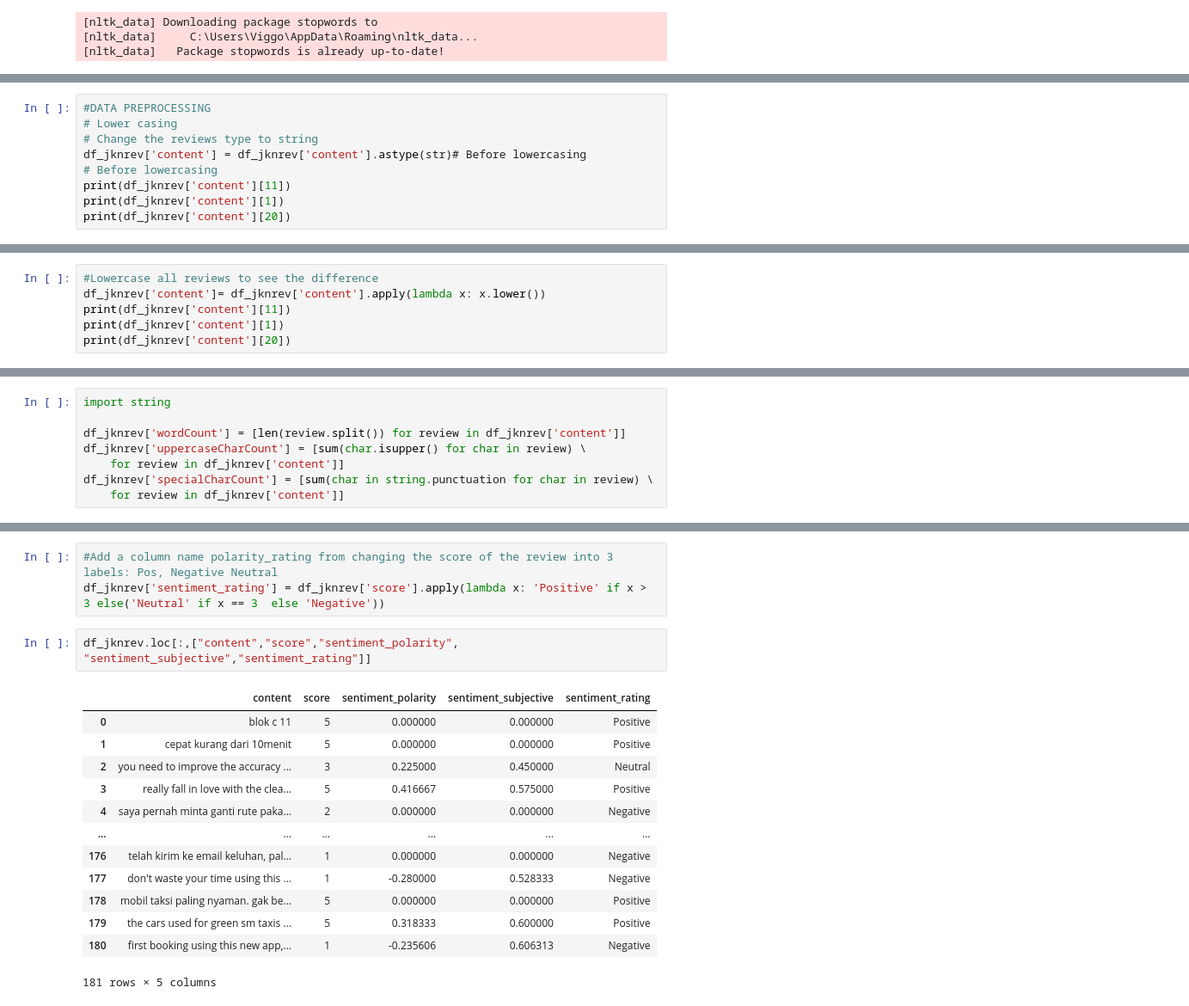
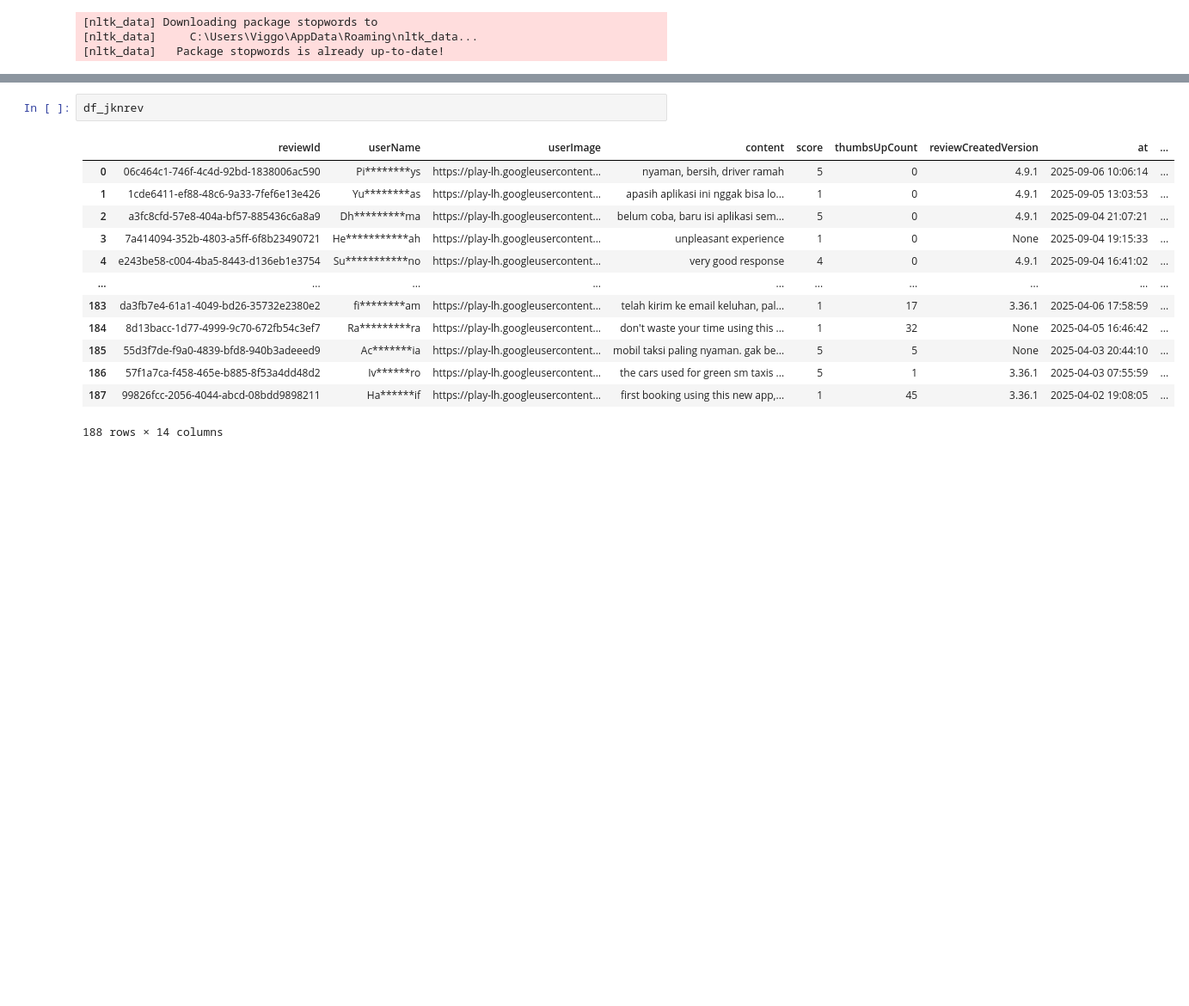
Before and after one commit to Viggofudail/PBA_2025_Viggo, a Jupyter notebook: PBA week 2.ipynb, the cells around one changed output, grey strips where cells are left out. Shown at 86% size. Saved outputs shown, nothing was run; the diff lists cells and outputs as text; blank space fills up the shorter version.

```diff
--- a/PBA week 2.ipynb
+++ b/PBA week 2.ipynb
@@ -329,9 +307,0 @@ df_clean
-# %%
-#DATA PREPROCESSING
-# Lower casing
-# Change the reviews type to string
-df_jknrev['content'] = df_jknrev['content'].astype(str)# Before lowercasing
-# Before lowercasing
-print(df_jknrev['content'][11])
-print(df_jknrev['content'][1])
-print(df_jknrev['content'][20])
@@ -342,6 +307,0 @@ nice and easy app for transportation
-# %%
-#Lowercase all reviews to see the difference
-df_jknrev['content']= df_jknrev['content'].apply(lambda x: x.lower())
-print(df_jknrev['content'][11])
-print(df_jknrev['content'][1])
-print(df_jknrev['content'][20])
@@ -367,8 +307,0 @@ print(indonesian_stopwords[:20])
-# %%
-import string
-
-df_jknrev['wordCount'] = [len(review.split()) for review in df_jknrev['content']]
-df_jknrev['uppercaseCharCount'] = [sum(char.isupper() for char in review) \
-    for review in df_jknrev['content']]
-df_jknrev['specialCharCount'] = [sum(char in string.punctuation for char in review) \
-    for review in df_jknrev['content']]
@@ -391,19 +308,16 @@ df_jknrev.loc[:,["content","score","sentiment_polarity", "sentiment_subjective",
-# %%
-#Add a column name polarity_rating from changing the score of the review into 3 labels: Pos, Negative Neutral
-df_jknrev['sentiment_rating'] = df_jknrev['score'].apply(lambda x: 'Positive' if x > 3 else('Neutral' if x == 3  else 'Negative'))
 # %%
-df_jknrev.loc[:,["content","score","sentiment_polarity", "sentiment_subjective","sentiment_rating"]]
+df_jknrev
 # %% [output]
-|  | content | score | sentiment_polarity | sentiment_subjective | sentiment_rating |
-| 0 | blok c 11 | 5 | 0.000000 | 0.000000 | Positive |
-| 1 | cepat kurang dari 10menit | 5 | 0.000000 | 0.000000 | Positive |
-| 2 | you need to improve the accuracy ... | 3 | 0.225000 | 0.450000 | Neutral |
-| 3 | really fall in love with the clea... | 5 | 0.416667 | 0.575000 | Positive |
-| 4 | saya pernah minta ganti rute paka... | 2 | 0.000000 | 0.000000 | Negative |
-| ... | ... | ... | ... | ... | ... |
-| 176 | telah kirim ke email keluhan, pal... | 1 | 0.000000 | 0.000000 | Negative |
-| 177 | don't waste your time using this ... | 1 | -0.280000 | 0.528333 | Negative |
-| 178 | mobil taksi paling nyaman. gak be... | 5 | 0.000000 | 0.000000 | Positive |
-| 179 | the cars used for green sm taxis ... | 5 | 0.318333 | 0.600000 | Positive |
-| 180 | first booking using this new app,... | 1 | -0.235606 | 0.606313 | Negative |
+|  | reviewId | userName | userImage | content | score | thumbsUpCount | reviewCreatedVersion | at | ... |
+| 0 | 06c464c1-746f-4c4d-92bd-1838006ac590 | Pi********ys | https://play-lh.googleusercontent... | nyaman, bersih, driver ramah | 5 | 0 | 4.9.1 | 2025-09-06 10:06:14 | ... |
+| 1 | 1cde6411-ef88-48c6-9a33-7fef6e13e426 | Yu********as | https://play-lh.googleusercontent... | apasih aplikasi ini nggak bisa lo... | 1 | 0 | 4.9.1 | 2025-09-05 13:03:53 | ... |
+| 2 | a3fc8cfd-57e8-404a-bf57-885436c6a8a9 | Dh*********ma | https://play-lh.googleusercontent... | belum coba, baru isi aplikasi sem... | 5 | 0 | 4.9.1 | 2025-09-04 21:07:21 | ... |
+| 3 | 7a414094-352b-4803-a5ff-6f8b23490721 | He***********ah | https://play-lh.googleusercontent... | unpleasant experience | 1 | 0 | None | 2025-09-04 19:15:33 | ... |
+| 4 | e243be58-c004-4ba5-8443-d136eb1e3754 | Su***********no | https://play-lh.googleusercontent... | very good response | 4 | 0 | 4.9.1 | 2025-09-04 16:41:02 | ... |
+| ... | ... | ... | ... | ... | ... | ... | ... | ... | ... |
+| 183 | da3fb7e4-61a1-4049-bd26-35732e2380e2 | fi********am | https://play-lh.googleusercontent... | telah kirim ke email keluhan, pal... | 1 | 17 | 3.36.1 | 2025-04-06 17:58:59 | ... |
+| 184 | 8d13bacc-1d77-4999-9c70-672fb54c3ef7 | Ra*********ra | https://play-lh.googleusercontent... | don't waste your time using this ... | 1 | 32 | None | 2025-04-05 16:46:42 | ... |
+| 185 | 55d3f7de-f9a0-4839-bfd8-940b3adeeed9 | Ac*******ia | https://play-lh.googleusercontent... | mobil taksi paling nyaman. gak be... | 5 | 5 | None | 2025-04-03 20:44:10 | ... |
+| 186 | 57f1a7ca-f458-465e-b885-8f53a4dd48d2 | Iv******ro | https://play-lh.googleusercontent... | the cars used for green sm taxis ... | 5 | 1 | 3.36.1 | 2025-04-03 07:55:59 | ... |
+| 187 | 99826fcc-2056-4044-abcd-08bdd9898211 | Ha******if | https://play-lh.googleusercontent... | first booking using this new app,... | 1 | 45 | 3.36.1 | 2025-04-02 19:08:05 | ... |
-181 rows × 5 columns
+188 rows × 14 columns
```
Also changed, not shown: parts of 38 cells of this notebook, 2 other files.
